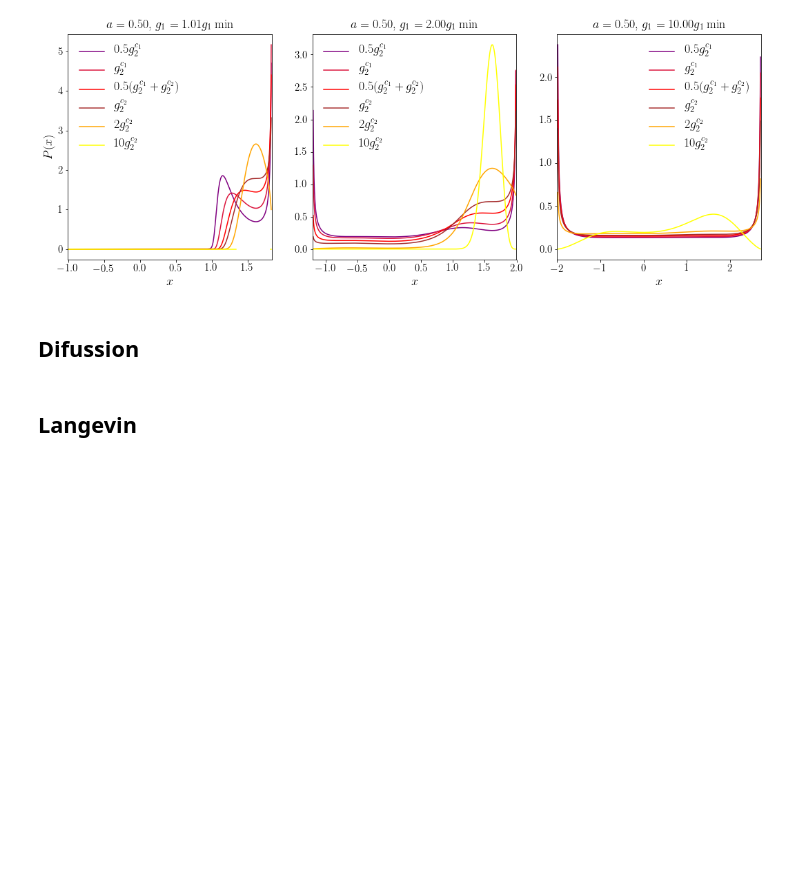
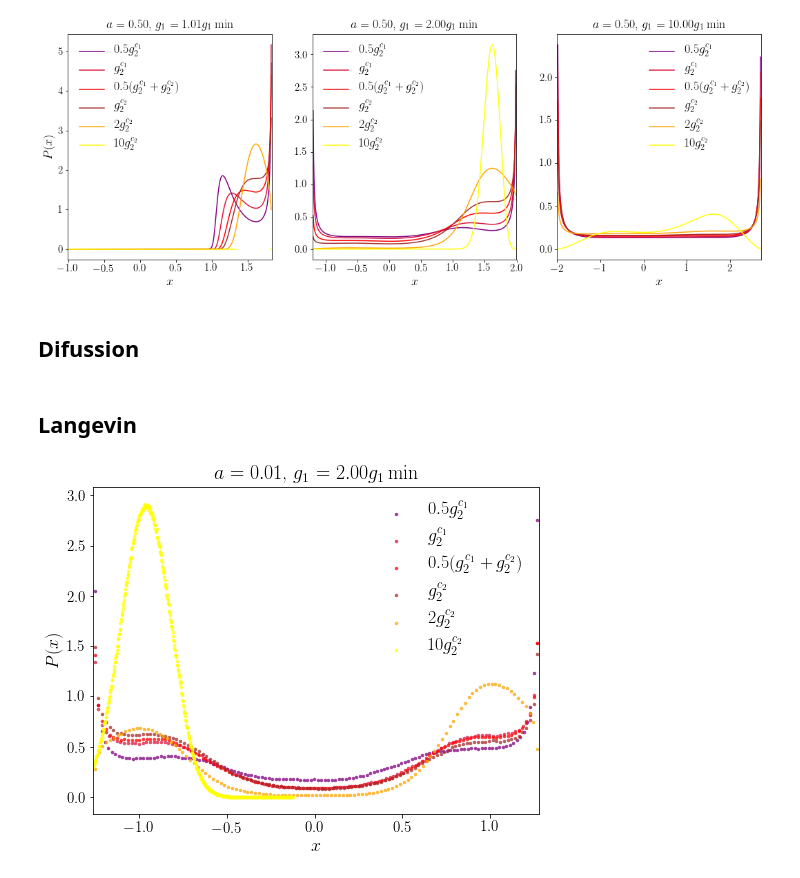
Before and after one commit to brawantonio/Thesis, a Jupyter notebook: Double well Done Right/Double Well Difussion.ipynb, the cells around one changed output. Cells and saved outputs as stored; diff of their text form; code cells hidden in the pictures; blank space fills up the shorter version.

```diff
--- a/Double well Done Right/Double Well Difussion.ipynb
+++ b/Double well Done Right/Double Well Difussion.ipynb
@@ -340,32 +340,33 @@ G2=np.array([0.5*g2c1, g2c1, 0.5*(g2c1+g2c2), g2c2, 2*g2c2, 10*g2c2])
 # %%
 plt.figure(figsize=(8,6))
 H = np.array([5e-4, 1e-3, 1e-3, 1e-3, 1e-2, 5e-1])
 for j in range(len(G2)):
     g2=G2[j]
-    it=5000000
-    #l=int(0.99*it)
+    it=100000
     h=H[j]
     x=np.zeros(it)
     X=np.array([])
     xmin, xmax=root(T, 99*min(cpT), 99*max(cpT), 500, 100)
-    for k in range(20):
+    for k in range(500):
         x[0]=np.random.uniform(0.6*xmin,0.6*xmax) #not so legal dude
         for i in range(1,it):
             x[i]=evol(x[i-1],h)
             if x[i]>xmax or x[i]<xmin: x[i]=x[i-1]
     X = np.append(X,x)
     counts,bin_edges = np.histogram(X, 'fd', density=1)
     bin_centres = (bin_edges[:-1] + bin_edges[1:])/2.
     plt.scatter(bin_centres, counts,c=colors[j], lw=0, s=12, alpha=0.75, label=labels[j])
     plt.xlim([xmin,xmax])
 
 
 plt.legend(loc='best', frameon=0, fontsize=18)
 plt.ylabel(r'$P(x)$', fontsize=18)
 plt.xlabel(r'$x$', fontsize=18)
 plt.title(r'$a=%.2f$, $g_1=%.2f g_1\min $'%(alpha, value[1]), fontsize=20)
 plt.xticks(fontsize=15)
 plt.yticks(fontsize=15)
 plt.show()
 plt.savefig('LDW.png')
 plt.close()
+# %% [output]
+[figure, added]
```
Also changed, not shown: 10 other files.
